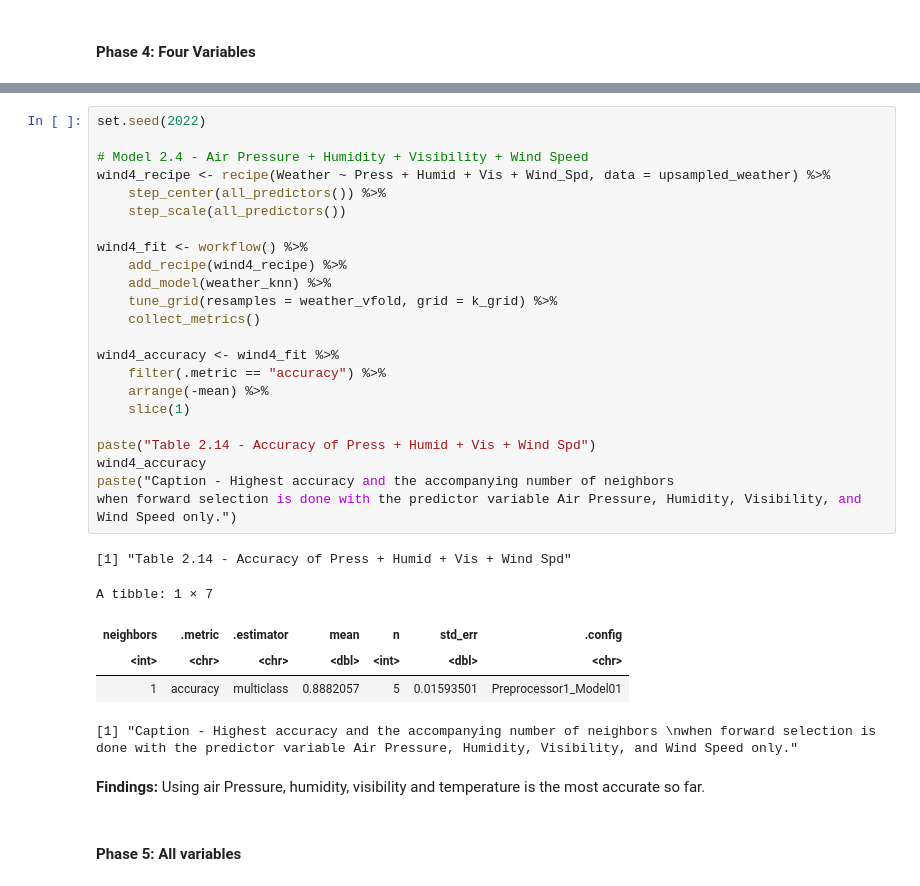
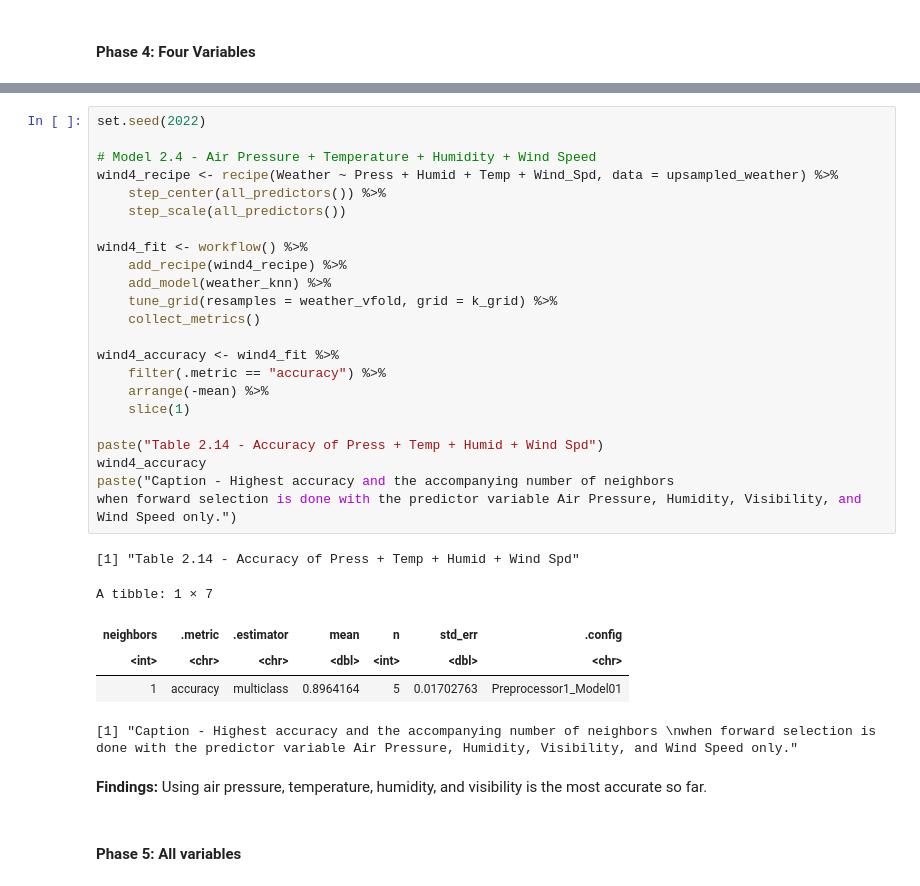
Before and after one commit to hyunseokjg/DSCI100-Group15-Project, a Jupyter notebook: Final_Report.ipynb, the cells around one changed output, grey strips where cells are left out. Cells and saved outputs as stored; diff of their text form.

```diff
--- a/Final_Report.ipynb
+++ b/Final_Report.ipynb
@@ -674,35 +674,35 @@ A tibble: 1 × 7
 # %%
 set.seed(2022)
 
-# Model 2.4 - Air Pressure + Humidity + Visibility + Wind Speed
-wind4_recipe <- recipe(Weather ~ Press + Humid + Vis + Wind_Spd, data = upsampled_weather) %>%
+# Model 2.4 - Air Pressure + Temperature + Humidity + Wind Speed
+wind4_recipe <- recipe(Weather ~ Press + Humid + Temp + Wind_Spd, data = upsampled_weather) %>%
     step_center(all_predictors()) %>%
     step_scale(all_predictors())
 
 wind4_fit <- workflow() %>%
     add_recipe(wind4_recipe) %>%
     add_model(weather_knn) %>%
     tune_grid(resamples = weather_vfold, grid = k_grid) %>%
     collect_metrics()
 
 wind4_accuracy <- wind4_fit %>%
     filter(.metric == "accuracy") %>%
     arrange(-mean) %>%
     slice(1)
 
-paste("Table 2.14 - Accuracy of Press + Humid + Vis + Wind Spd")
+paste("Table 2.14 - Accuracy of Press + Temp + Humid + Wind Spd")
 wind4_accuracy
 paste("Caption - Highest accuracy and the accompanying number of neighbors
 when forward selection is done with the predictor variable Air Pressure, Humidity, Visibility, and Wind Speed only.")
 # %% [output]
-[1] "Table 2.14 - Accuracy of Press + Humid + Vis + Wind Spd"
+[1] "Table 2.14 - Accuracy of Press + Temp + Humid + Wind Spd"
 A tibble: 1 × 7
 | neighbors | .metric | .estimator | mean | n | std_err | .config |
 | <int> | <chr> | <chr> | <dbl> | <int> | <dbl> | <chr> |
-| 1 | accuracy | multiclass | 0.8882057 | 5 | 0.01593501 | Preprocessor1_Model01 |
+| 1 | accuracy | multiclass | 0.8964164 | 5 | 0.01702763 | Preprocessor1_Model01 |
 [1] "Caption - Highest accuracy and the accompanying number of neighbors \nwhen forward selection is done with the predictor variable Air Pressure, Humidity, Visibility, and Wind Speed only."
 # %% [markdown]
-**Findings:** Using air Pressure, humidity, visibility and temperature is the most accurate so far.
+**Findings:** Using air pressure, temperature, humidity, and visibility is the most accurate so far.
 # %% [markdown]
 #### Phase 5: All variables
 # %%
```
Also changed, not shown: parts of 6 cells of this notebook.
